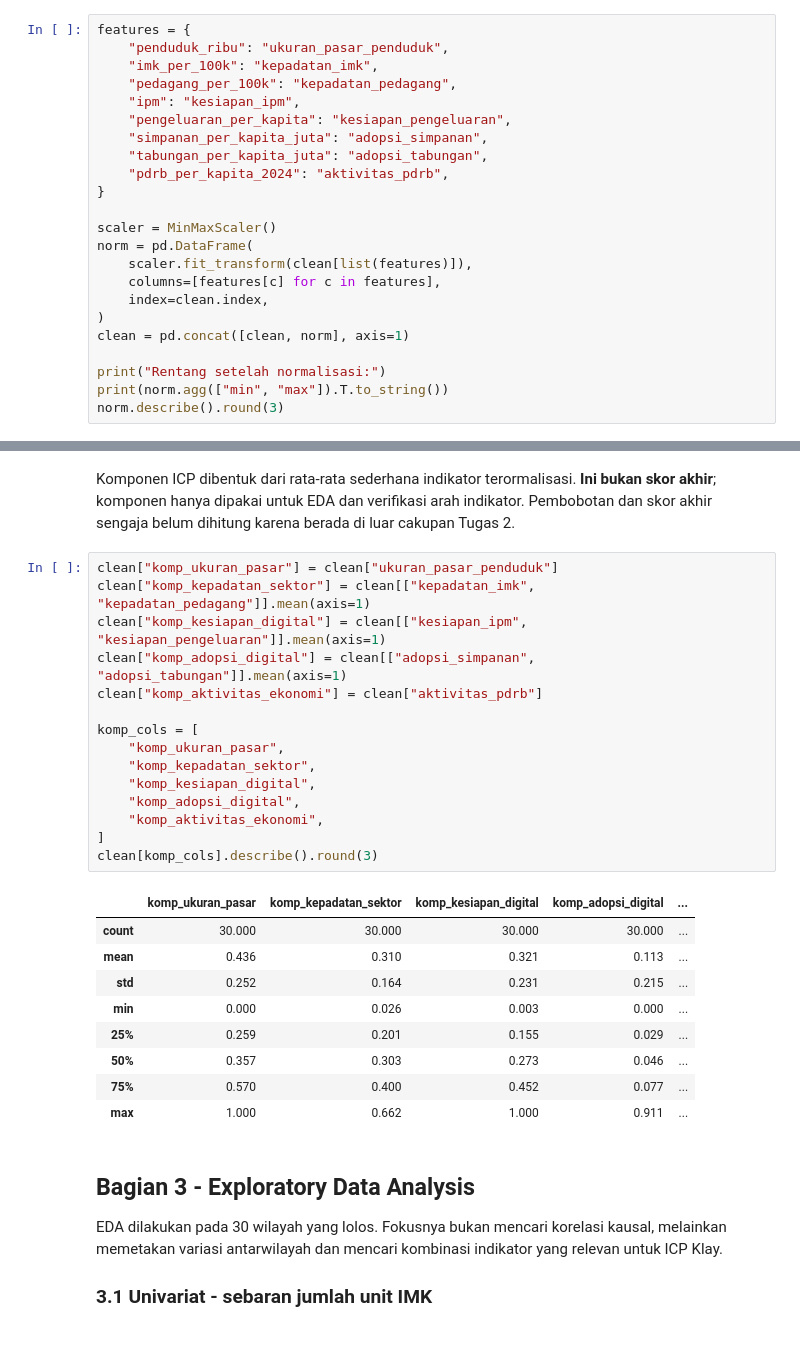
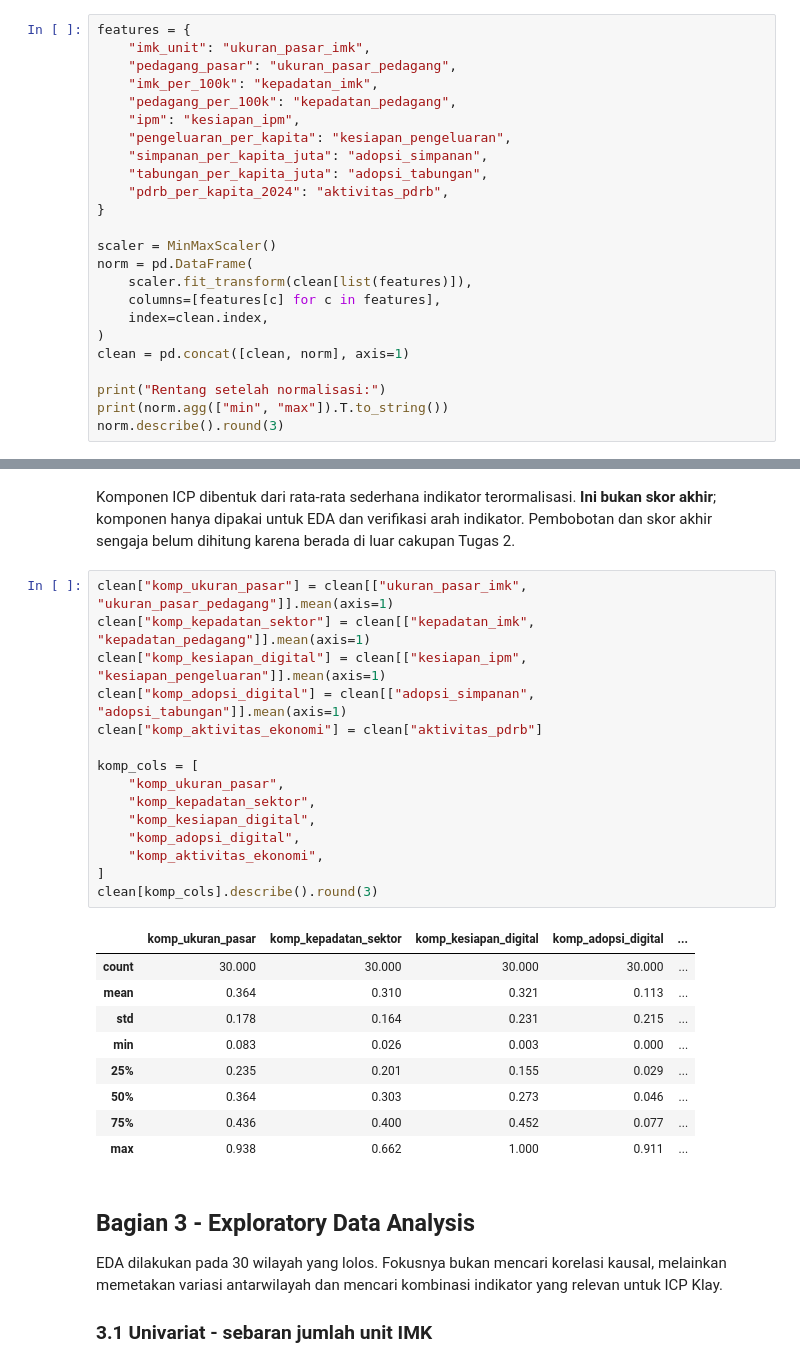
Before and after one commit to ayusafitri721/klay-umkm-market-prioritization, a Jupyter notebook: Tugas2_DS_Kelompok13.ipynb, the cells around one changed output, grey strips where cells are left out. Drawn from its saved outputs; the diff is of its cells as text.

```diff
--- a/Tugas2_DS_Kelompok13.ipynb
+++ b/Tugas2_DS_Kelompok13.ipynb
@@ -214,6 +226,7 @@ Wilayah lolos          : 30
 # %%
 features = {
-    "penduduk_ribu": "ukuran_pasar_penduduk",
+    "imk_unit": "ukuran_pasar_imk",
+    "pedagang_pasar": "ukuran_pasar_pedagang",
     "imk_per_100k": "kepadatan_imk",
     "pedagang_per_100k": "kepadatan_pedagang",
     "ipm": "kesiapan_ipm",
@@ -267,30 +271,30 @@ Fitur yang dinormalisasi mewakili lima komponen ICP. Hasil normalisasi berada pa
 # %% [markdown]
 Komponen ICP dibentuk dari rata-rata sederhana indikator terormalisasi. **Ini bukan skor akhir**; komponen hanya dipakai untuk EDA dan verifikasi arah indikator. Pembobotan dan skor akhir sengaja belum dihitung karena berada di luar cakupan Tugas 2.
 # %%
-clean["komp_ukuran_pasar"] = clean["ukuran_pasar_penduduk"]
+clean["komp_ukuran_pasar"] = clean[["ukuran_pasar_imk", "ukuran_pasar_pedagang"]].mean(axis=1)
 clean["komp_kepadatan_sektor"] = clean[["kepadatan_imk", "kepadatan_pedagang"]].mean(axis=1)
 clean["komp_kesiapan_digital"] = clean[["kesiapan_ipm", "kesiapan_pengeluaran"]].mean(axis=1)
 clean["komp_adopsi_digital"] = clean[["adopsi_simpanan", "adopsi_tabungan"]].mean(axis=1)
 clean["komp_aktivitas_ekonomi"] = clean["aktivitas_pdrb"]
 
 komp_cols = [
     "komp_ukuran_pasar",
     "komp_kepadatan_sektor",
     "komp_kesiapan_digital",
     "komp_adopsi_digital",
     "komp_aktivitas_ekonomi",
 ]
 clean[komp_cols].describe().round(3)
 # %% [output]
 |  | komp_ukuran_pasar | komp_kepadatan_sektor | komp_kesiapan_digital | komp_adopsi_digital | ... |
 | count | 30.000 | 30.000 | 30.000 | 30.000 | ... |
-| mean | 0.436 | 0.310 | 0.321 | 0.113 | ... |
-| std | 0.252 | 0.164 | 0.231 | 0.215 | ... |
-| min | 0.000 | 0.026 | 0.003 | 0.000 | ... |
-| 25% | 0.259 | 0.201 | 0.155 | 0.029 | ... |
-| 50% | 0.357 | 0.303 | 0.273 | 0.046 | ... |
-| 75% | 0.570 | 0.400 | 0.452 | 0.077 | ... |
-| max | 1.000 | 0.662 | 1.000 | 0.911 | ... |
+| mean | 0.364 | 0.310 | 0.321 | 0.113 | ... |
+| std | 0.178 | 0.164 | 0.231 | 0.215 | ... |
+| min | 0.083 | 0.026 | 0.003 | 0.000 | ... |
+| 25% | 0.235 | 0.201 | 0.155 | 0.029 | ... |
+| 50% | 0.364 | 0.303 | 0.273 | 0.046 | ... |
+| 75% | 0.436 | 0.400 | 0.452 | 0.077 | ... |
+| max | 0.938 | 0.662 | 1.000 | 0.911 | ... |
 # %% [markdown]
 ## Bagian 3 - Exploratory Data Analysis
 
```
Also changed, not shown: parts of 16 cells of this notebook, 13 other files.
